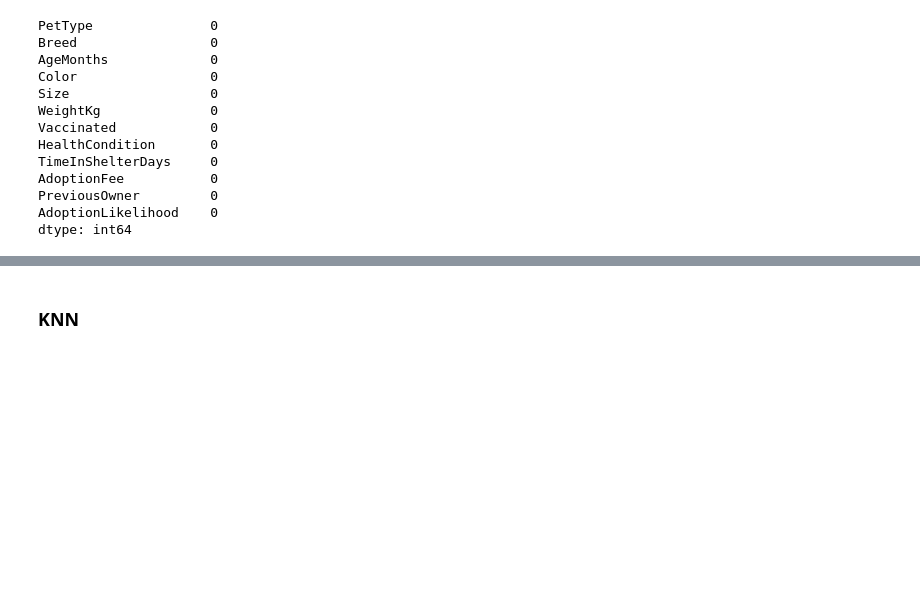
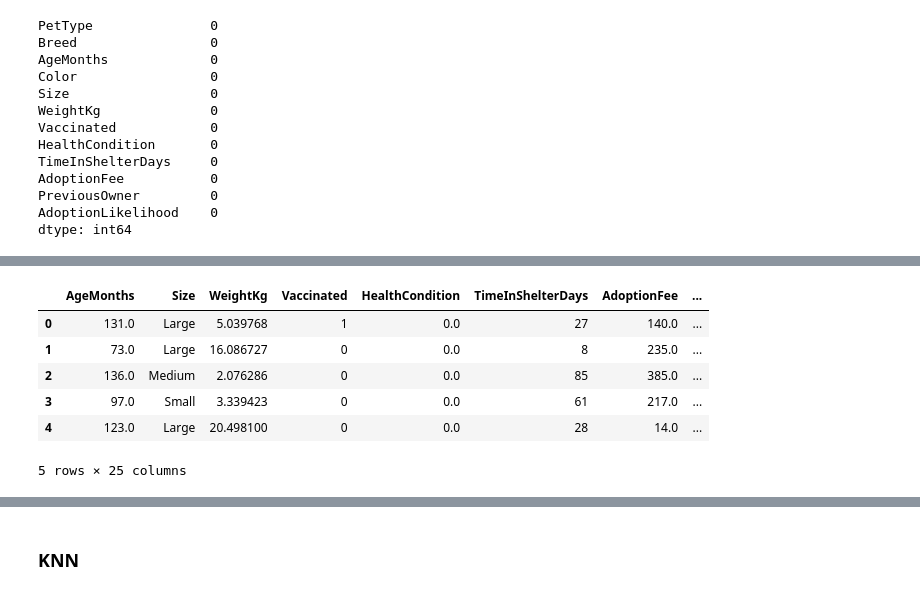
Before and after one commit to IzaSiemieniuk/pk_advanced_machine_learning, a Jupyter notebook: pet_adoption.ipynb, the cells around one changed output, grey strips where cells are left out. Cells and saved outputs as stored; diff of their text form; code cells hidden in the pictures; blank space fills up the shorter version.

```diff
--- a/pet_adoption.ipynb
+++ b/pet_adoption.ipynb
@@ -614,7 +614,7 @@ df_simple = df.fillna({'PetType': df['PetType'].mode()[0],
                        'AdoptionFee': df['AdoptionFee'].mean()
                        })
 # %%
-df_simple2 = df.fillna({'PetType': df['PetType'].mode()[0],
+df_simple_2 = df.fillna({'PetType': df['PetType'].mode()[0],
                        'AgeMonths': df['AgeMonths'].median(),
                        'Size': df['Size'].mode()[0],
                        'HealthCondition': df['HealthCondition'].mode()[0],
@@ -654,0 +681,11 @@ dtype: int64
+# %%
+df_simple_2 = pd.get_dummies(df_simple_2, columns=['PetType', 'Breed', 'Color'], dtype=int)
+df_simple_2.head()
+# %% [output]
+|  | AgeMonths | Size | WeightKg | Vaccinated | HealthCondition | TimeInShelterDays | AdoptionFee | ... |
+| 0 | 131.0 | Large | 5.039768 | 1 | 0.0 | 27 | 140.0 | ... |
+| 1 | 73.0 | Large | 16.086727 | 0 | 0.0 | 8 | 235.0 | ... |
+| 2 | 136.0 | Medium | 2.076286 | 0 | 0.0 | 85 | 385.0 | ... |
+| 3 | 97.0 | Small | 3.339423 | 0 | 0.0 | 61 | 217.0 | ... |
+| 4 | 123.0 | Large | 20.498100 | 0 | 0.0 | 28 | 14.0 | ... |
+5 rows × 25 columns
```
Also changed, not shown: parts of 40 cells of this notebook.
